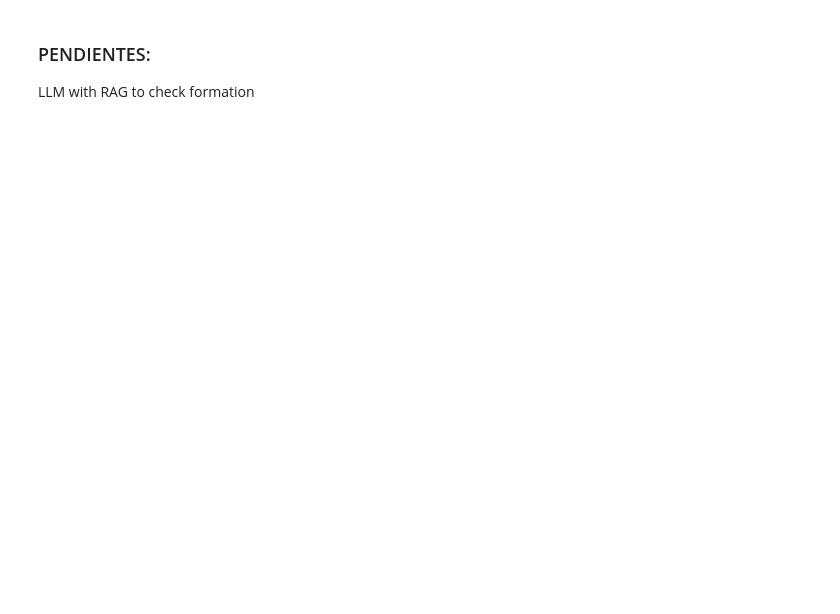
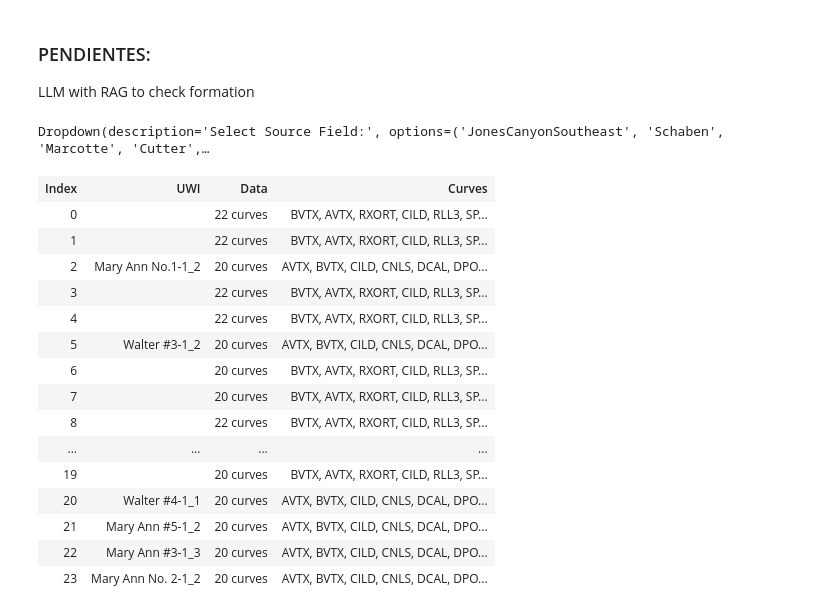
Before and after one commit to OilCoder/Kansas, a Jupyter notebook: code/preprocessing.ipynb, the cells around one changed output. Cells and saved outputs as stored; diff of their text form; code cells hidden in the pictures; blank space fills up the shorter version.

```diff
--- a/code/preprocessing.ipynb
+++ b/code/preprocessing.ipynb
@@ -73,3 +68,55 @@ Webster              |
 ### PENDIENTES:
 
 LLM with RAG to check formation
+# %%
+%load_ext autoreload
+%autoreload 2
+
+from scripts.widgets import create_directory_selector
+from scripts.exploratory_data_analysis import list_curves_from_field
+import os
+
+base_data_path = '../data/v3.0_las_files'
+destination_data_path = '../data/v4.0_data_filtere'
+
+# Create the source directory selector widget
+source_directory_selector = create_directory_selector('Select Source Field:', base_data_path)
+display(source_directory_selector)
+
+# Global variable to store the curve information
+curves_info = {}
+project = None
+
+# Function to execute when a source directory is selected
+def on_source_directory_selected(change):
+    global curves_info, project
+
+    # Get the full path to the selected directory
+    source_folder = os.path.join(base_data_path, change['new'])
+
+    # Get the curves information from the selected field
+    project, curves_info = list_curves_from_field(source_folder)
+
+# Set up the widget to observe changes and execute the function
+source_directory_selector.observe(on_source_directory_selected, names='value')
+# %% [output]
+Dropdown(description='Select Source Field:', options=('JonesCanyonSoutheast', 'Schaben', 'Marcotte', 'Cutter',…
+# %%
+project
+# %% [output]
+| Index | UWI | Data | Curves |
+| 0 |  | 22 curves | BVTX, AVTX, RXORT, CILD, RLL3, SP... |
+| 1 |  | 22 curves | BVTX, AVTX, RXORT, CILD, RLL3, SP... |
+| 2 | Mary Ann No.1-1_2 | 20 curves | AVTX, BVTX, CILD, CNLS, DCAL, DPO... |
+| 3 |  | 22 curves | BVTX, AVTX, RXORT, CILD, RLL3, SP... |
+| 4 |  | 22 curves | BVTX, AVTX, RXORT, CILD, RLL3, SP... |
+| 5 | Walter #3-1_2 | 20 curves | AVTX, BVTX, CILD, CNLS, DCAL, DPO... |
+| 6 |  | 20 curves | BVTX, AVTX, RXORT, CILD, RLL3, SP... |
+| 7 |  | 20 curves | BVTX, AVTX, RXORT, CILD, RLL3, SP... |
+| 8 |  | 22 curves | BVTX, AVTX, RXORT, CILD, RLL3, SP... |
+| ... | ... | ... | ... |
+| 19 |  | 20 curves | BVTX, AVTX, RXORT, CILD, RLL3, SP... |
+| 20 | Walter #4-1_1 | 20 curves | AVTX, BVTX, CILD, CNLS, DCAL, DPO... |
+| 21 | Mary Ann #5-1_2 | 20 curves | AVTX, BVTX, CILD, CNLS, DCAL, DPO... |
+| 22 | Mary Ann #3-1_3 | 20 curves | AVTX, BVTX, CILD, CNLS, DCAL, DPO... |
+| 23 | Mary Ann No. 2-1_2 | 20 curves | AVTX, BVTX, CILD, CNLS, DCAL, DPO... |
```
Also changed, not shown: parts of 2 cells of this notebook, 7 other files.
